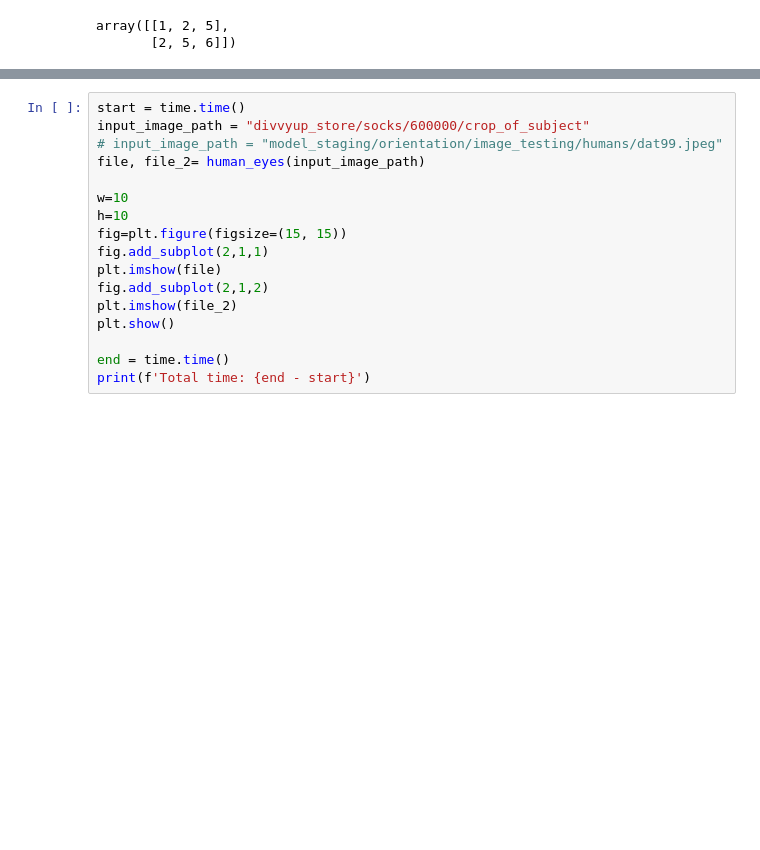
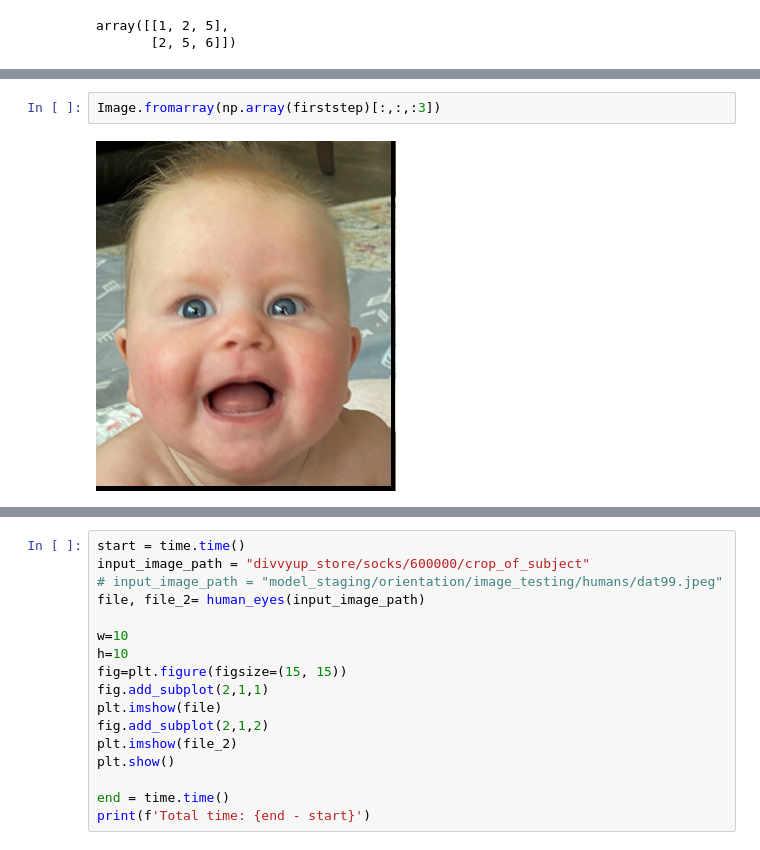
Before and after one commit to NewSciTLH/U-2-Net, a Jupyter notebook: notesdayperday.ipynb, the cells around one changed output, grey strips where cells are left out. Saved outputs shown, nothing was run; the diff lists cells and outputs as text; blank space fills up the shorter version.

```diff
--- a/notesdayperday.ipynb
+++ b/notesdayperday.ipynb
@@ -448,0 +513,4 @@ Total time: 10.530844926834106
+# %%
+Image.fromarray(np.array(firststep)[:,:,:3])
+# %% [output]
+[figure, added]
```
Also changed, not shown: parts of 11 cells of this notebook.
